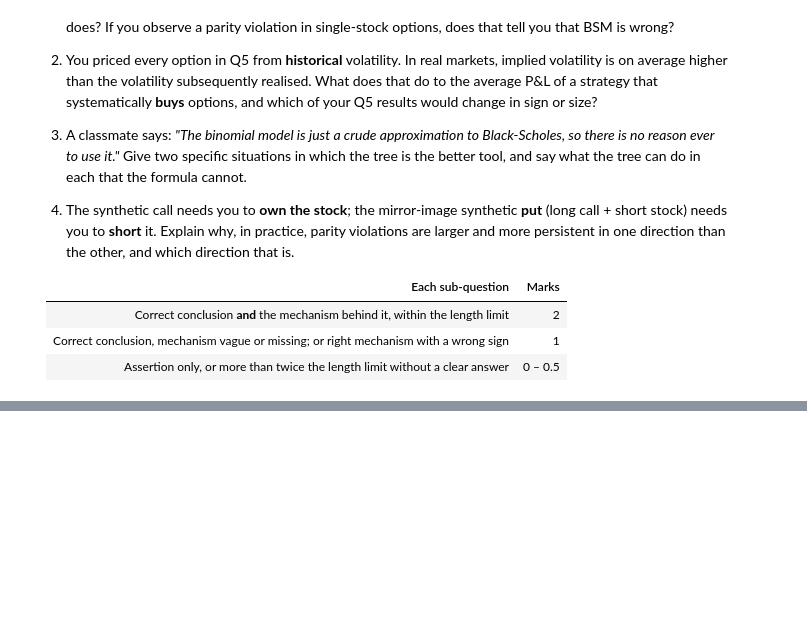
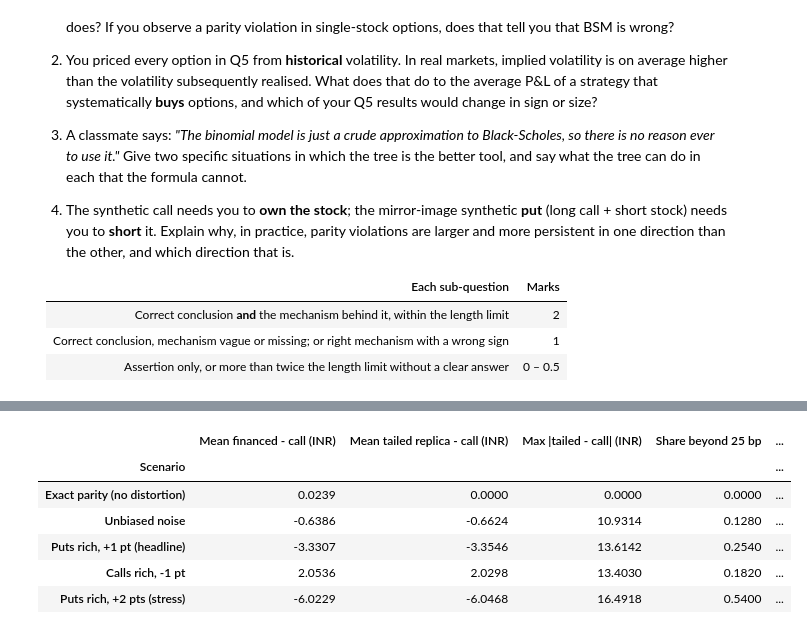
Before and after one commit to Tarush-035/DRM_Sem1_26_27, a Jupyter notebook: sandbox_run/Lab04_SIM_sandbox_run_NOT_FOR_SUBMISSION.ipynb, the cells around one changed output, grey strips where cells are left out. Saved outputs shown, nothing was run; the diff lists cells and outputs as text; code cells hidden in the pictures; blank space fills up the shorter version.

```diff
--- a/sandbox_run/Lab04_SIM_sandbox_run_NOT_FOR_SUBMISSION.ipynb
+++ b/sandbox_run/Lab04_SIM_sandbox_run_NOT_FOR_SUBMISSION.ipynb
@@ -1985,0 +1955,80 @@ Answer in **two to four sentences each**. Marks are for the mechanism, not the a
+# %%
+# ==================================================================================
+#  SUPPLEMENT C: sensitivity of Q5
+# ==================================================================================
+common_idx = E.index
+rows = []
+for nm in EST_NAMES:
+    tr = build_trades(stock, inr_r, Q_DIV, vol_series=EST[nm]); tr = tr.loc[tr.index.intersection(common_idx)]
+    d = tr["pnl_fin"] - tr["pnl_call"]
+    rows.append({"Volatility estimator": nm, "Trades": len(tr), "Mean sigma_call": tr["sigma_call"].mean(),
+                 "Mean call P&L (INR)": tr["pnl_call"].mean(), "t, all": tstat(tr["pnl_call"]), "t, every 21st": tstat(tr["pnl_call"].to_numpy()[::21]),
+                 "Mean ROC call": tr["roc_call"].mean(), "Mean ROC synthetic": tr["roc_syn"].mean(),
+                 "Mean financed - call (INR)": d.mean(), "Share beyond 25 bp": (d.abs() > TC_BPS / 1e4 * tr["S0"]).mean()})
+SENS_VOL = pd.DataFrame(rows).set_index("Volatility estimator")
+print(f"Supplement C(1): Q5 re-run on the common sample of {len(common_idx)} entry dates; underlying {PROV['stock']}; premiums model-generated")
+display(SENS_VOL)
+
+rows = []
+# causal q: dividends in the 365 days up to each date / that day's close (no future dividends or prices)
+Q_CAUSAL = pd.Series([DIV_TABLE.loc[(DIV_TABLE["ex_date"] > d - pd.Timedelta(days=365)) & (DIV_TABLE["ex_date"] <= d), "amount"].sum() / s
+                      for d, s in stock.items()], index=stock.index)
+for nm, qq in (("q = 0", 0.0), ("TTM regular only", Q_REGULAR), ("TTM incl. special", Q_TOTAL), ("Causal rolling TTM", Q_CAUSAL)):
+    tr = build_trades(stock, inr_r, qq); d = tr["pnl_fin"] - tr["pnl_call"]
+    rows.append({"Treatment of q": nm, "q": float(np.mean(qq)), "Trades": len(tr), "Mean synthetic - call (INR)": (tr["pnl_syn"] - tr["pnl_call"]).mean(),
+                 "Mean S0 (r - q) T (INR)": (tr["S0"] * (tr["r"] - (qq.reindex(tr.index) if isinstance(qq, pd.Series) else qq)) * tr["T"]).mean(), "Mean financed - call (INR)": d.mean(),
+                 "Mean parity gap (INR)": tr["parity_gap"].mean(), "Mean call P&L (INR)": tr["pnl_call"].mean(),
+                 "Mean ROC call": tr["roc_call"].mean(), "Mean ROC synthetic": tr["roc_syn"].mean(),
+                 "Share beyond 25 bp": (d.abs() > TC_BPS / 1e4 * tr["S0"]).mean()})
+SENS_Q = pd.DataFrame(rows).set_index("Treatment of q")
+print("\nSupplement C(2): Q5 re-run with each treatment of q (volatility = RV21)")
+display(SENS_Q)
+# distortion scenarios, including exact parity (no distortion) as the baseline
+def tail_pnl(tr, q):
+    """Dividend-tailed replica: e^(-qT) shares + put - loan; dividends reinvested, so it ends with one share."""
+    return np.maximum(tr["S_T"] - tr["K"], 0) - (tr["cap_fin"] - tr["S0"] * (1 - np.exp(-q * tr["T"])))
+
+scen = [("Exact parity (no distortion)", 0.0, 0.0), ("Unbiased noise", 0.0, DIST_SD), ("Puts rich, +1 pt (headline)", DIST_MU, DIST_SD),
+        ("Calls rich, -1 pt", -DIST_MU, DIST_SD), ("Puts rich, +2 pts (stress)", 2 * DIST_MU, DIST_SD)]
+rows = []
+for nm, mu, sd in scen:
+    tr = build_trades(stock, inr_r, Q_DIV, dist_mu=mu, dist_sd=sd)
+    d = tr["pnl_fin"] - tr["pnl_call"]; dt = tail_pnl(tr, Q_DIV) - tr["pnl_call"]
+    dn = chain_nonoverlap(tr); dn = dn["pnl_fin"] - dn["pnl_call"]
+    rows.append({"Scenario": nm, "Mean financed - call (INR)": d.mean(), "Mean tailed replica - call (INR)": dt.mean(),
+                 "Max |tailed - call| (INR)": dt.abs().max(), "Share beyond 25 bp": (d.abs() > TC_BPS / 1e4 * tr["S0"]).mean(),
+                 "t non-overlapping": tstat(dn) if dn.std() > 0 else np.nan})
+SCEN = pd.DataFrame(rows).set_index("Scenario")
+print("\nSupplement C(3): put-volatility distortion scenarios (same seed)")
+display(SCEN)
+assert SCEN.loc["Exact parity (no distortion)", "Max |tailed - call| (INR)"] < 1e-8
+
+# rate available at the time: use the value one month earlier (monthly FRED data are published after the month)
+inr_r_pit = pd.Series(inr_r.asof(inr_r.index - pd.Timedelta(days=31)).to_numpy(), index=inr_r.index).bfill()
+TR_PIT = build_trades(stock, inr_r_pit, Q_DIV); d = TR_PIT["pnl_fin"] - TR_PIT["pnl_call"]
+print(f"Supplement C(4): rate lagged one month: mean call P&L {TR_PIT['pnl_call'].mean():.2f} INR (headline {trades['pnl_call'].mean():.2f}), "
+      f"financed - call {d.mean():.2f} INR (headline {diff.mean():.2f})")
+
+# distortion is one random path: repeat with other seeds
+seed_rows = []
+for sd in range(SEED, SEED + 200):
+    tr = build_trades(stock, inr_r, Q_DIV, seed=sd); d = tr["pnl_fin"] - tr["pnl_call"]
+    seed_rows.append({"mean": d.mean(), "share_25bp": (d.abs() > TC_BPS / 1e4 * tr["S0"]).mean(),
+                      "t_all": tstat(d), "t_21": tstat(d.to_numpy()[::21])})
+SEEDS = pd.DataFrame(seed_rows)
+print("\nSupplement C(5): financed - call over 200 distortion seeds (same constants)")
+display(SEEDS.describe(percentiles=[0.05, 0.5, 0.95]).loc[["mean", "std", "5%", "50%", "95%"]])
+
+# out-of-sample style check: does the headline hold in each half of the window separately?
+half = trades.index[len(trades) // 2]
+split = []
+for lab, tr in (("first half", trades.loc[:half]), ("second half", trades.loc[half:].iloc[1:])):
+    d = tr["pnl_fin"] - tr["pnl_call"]
+    split.append({"Sample": lab, "From": tr.index[0].date(), "To": tr.index[-1].date(), "Trades": len(tr),
+                  "Mean call P&L": tr["pnl_call"].mean(), "t call (every 21st)": tstat(tr["pnl_call"].to_numpy()[::21]),
+                  "Mean syn - call": (tr["pnl_syn"] - tr["pnl_call"]).mean(), "Mean financed - call": d.mean(),
+                  "Mean move": tr["move"].mean(), "Mean priced vol": tr["sigma_call"].mean(), "Mean realised vol": tr["rv_hold"].mean()})
+SPLIT = pd.DataFrame(split).set_index("Sample")
+print("\nSupplement C(6): Q5 headline in each half of the window")
+display(SPLIT)
+# %% [output]
@@ -1985,0 +2055,7 @@ Answer in **two to four sentences each**. Marks are for the mechanism, not the a
+|  | Mean financed - call (INR) | Mean tailed replica - call (INR) | Max |tailed - call| (INR) | Share beyond 25 bp | ... |
+| Scenario |  |  |  |  | ... |
+| Exact parity (no distortion) | 0.0239 | 0.0000 | 0.0000 | 0.0000 | ... |
+| Unbiased noise | -0.6386 | -0.6624 | 10.9314 | 0.1280 | ... |
+| Puts rich, +1 pt (headline) | -3.3307 | -3.3546 | 13.6142 | 0.2540 | ... |
+| Calls rich, -1 pt | 2.0536 | 2.0298 | 13.4030 | 0.1820 | ... |
+| Puts rich, +2 pts (stress) | -6.0229 | -6.0468 | 16.4918 | 0.5400 | ... |
```
Also changed, not shown: parts of 38 cells of this notebook, 1 other file.
